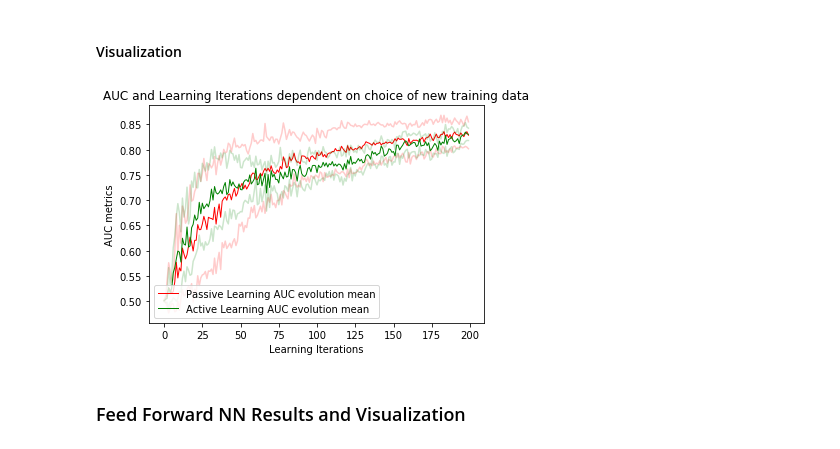
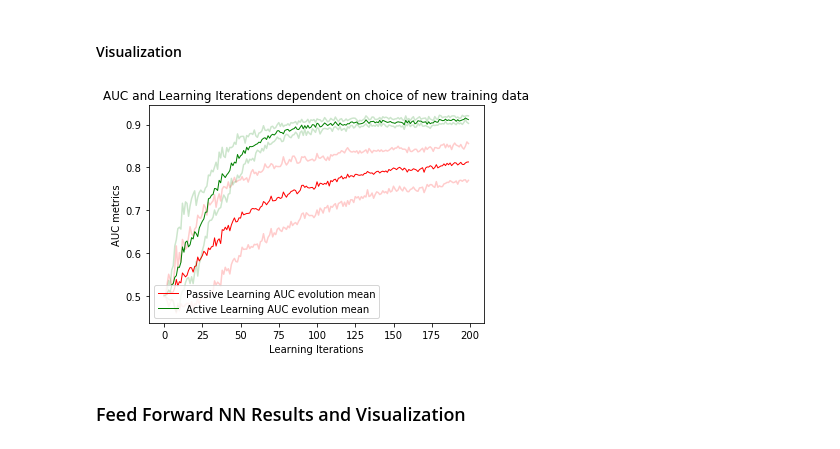
Before and after one commit to sahanmar/Peony, a Jupyter notebook: Peony_project/showcase/showcase_peony_project_active_learning_pipeline.ipynb, the cells around one changed output. Drawn from its saved outputs; the diff is of its cells as text; code cells hidden in the pictures.

```diff
--- a/Peony_project/showcase/showcase_peony_project_active_learning_pipeline.ipynb
+++ b/Peony_project/showcase/showcase_peony_project_active_learning_pipeline.ipynb
@@ -397,7 +397,7 @@ api.load_model_results(*list_to_upload)
 # %%
 #Define model specifications
 model = "svm_fast_text_embeddings"
-acquisition_function = "entropy"
+acquisition_function = "false_positive_sampling"
 active_learning_loops = 10
 active_learning_step = 1
 max_active_learning_iters = 200
@@ -407,10 +407,10 @@ category_1 = "SPORTS"
 category_2 = "COMEDY"
 
 #Get AUC results from an active learning simulation
-auc_active_learning_entropy_10_runs_svm = active_learning_simulation(HuffPostWordEmbeddingsTransform, entropy_sampling, active_learning_loops, max_active_learning_iters, active_learning_step, "svm")
+auc_active_learning_false_positive_10_runs_svm = active_learning_simulation(HuffPostWordEmbeddingsTransform, false_positive_sampling, active_learning_loops, max_active_learning_iters, active_learning_step, "svm")
 
 #Pack specifications and resutls to the list for uploading to Peony Database
-list_to_upload = [model, acquisition_function, active_learning_loops, active_learning_step, max_active_learning_iters, initial_training_data_size, validation_data_size, category_1, category_2, auc_active_learning_entropy_10_runs_svm]
+list_to_upload = [model, acquisition_function, active_learning_loops, active_learning_step, max_active_learning_iters, initial_training_data_size, validation_data_size, category_1, category_2, auc_active_learning_false_positive_10_runs_svm]
 
 #Upload results to Peony Database
 api.load_model_results(*list_to_upload)
@@ -449,7 +447,7 @@ api.load_model_results(*list_to_upload)
 # %%
 #Define model specifications
 model = "feed_forward_nn_fast_text_embeddings"
-acquisition_function = "entropy"
+acquisition_function = "false_positive_sampling"
 active_learning_loops = 10
 active_learning_step = 1
 max_active_learning_iters = 200
@@ -459,10 +457,10 @@ category_1 = "SPORTS"
 category_2 = "COMEDY"
 
 #Get AUC results from an active learning simulation
-auc_active_learning_entropy_10_runs_nn = active_learning_simulation(HuffPostWordEmbeddingsTransform, entropy_sampling, active_learning_loops, max_active_learning_iters, active_learning_step, "nn")
+auc_active_learning_false_positive_10_runs_nn = active_learning_simulation(HuffPostWordEmbeddingsTransform, false_positive_sampling, active_learning_loops, max_active_learning_iters, active_learning_step, "nn")
 
 #Pack specifications and resutls to the list for uploading to Peony Database
-list_to_upload = [model, acquisition_function, active_learning_loops, active_learning_step, max_active_learning_iters, initial_training_data_size, validation_data_size, category_1, category_2, auc_active_learning_entropy_10_runs_nn]
+list_to_upload = [model, acquisition_function, active_learning_loops, active_learning_step, max_active_learning_iters, initial_training_data_size, validation_data_size, category_1, category_2, auc_active_learning_false_positive_10_runs_nn]
 
 #Upload results to Peony Database
 api.load_model_results(*list_to_upload)
@@ -493,4 +491,4 @@ auc_active_learning_random_10_runs_bayesian_sgld = active_learning_simulation(Hu
 list_to_upload = [model, acquisition_function, active_learning_loops, active_learning_step, max_active_learning_iters, initial_training_data_size, validation_data_size, category_1, category_2, auc_active_learning_random_10_runs_bayesian_sgld]
 
 #Upload results to Peony Database
-#api.load_model_results(*list_to_upload)
+api.load_model_results(*list_to_upload)
@@ -520,18 +518,20 @@ visualize_two_auc_evolutions(svm_random_sampling_results["results"], svm_entropy
 ### Random Forest Results and Visualization
 # %%
 #Random acquisition function
-random_forest_random_sampling_results = api.get_model_results({"model": "random_forest_fast_text_embeddings", "acquisition_function": "random"})[0]
+random_forest_random_sampling_results = api.get_model_results({"model": "random_forest_fast_text_embeddings", "acquisition_function": "random"})
+random_forest_random_sampling_results = [item for val in random_forest_random_sampling_results for item in val["results"]]
 
 #Entropy acquisition function
-random_forest_entropy_sampling_results = api.get_model_results({"model": "random_forest_fast_text_embeddings", "acquisition_function": "entropy"})[0]
+random_forest_false_positive_sampling_results = api.get_model_results({"model": "random_forest_fast_text_embeddings", "acquisition_function": "false_positive_sampling"})
+random_forest_false_positive_sampling_results = [item for val in random_forest_false_positive_sampling_results for item in val["results"]]
 
 #we use zero index because database returns list even if it is only one element in list
 # %% [markdown]
 #### Visualization
 # %%
-visualize_two_auc_evolutions(random_forest_random_sampling_results["results"], random_forest_entropy_sampling_results["results"])
+visualize_two_auc_evolutions(random_forest_random_sampling_results, random_forest_false_positive_sampling_results)
 # %% [output]
-[figure, old version]
+[figure, new version]
 # %% [markdown]
 ### Feed Forward NN Results and Visualization
 # %%
```
Also changed, not shown: parts of 20 cells of this notebook, 5 other files.
